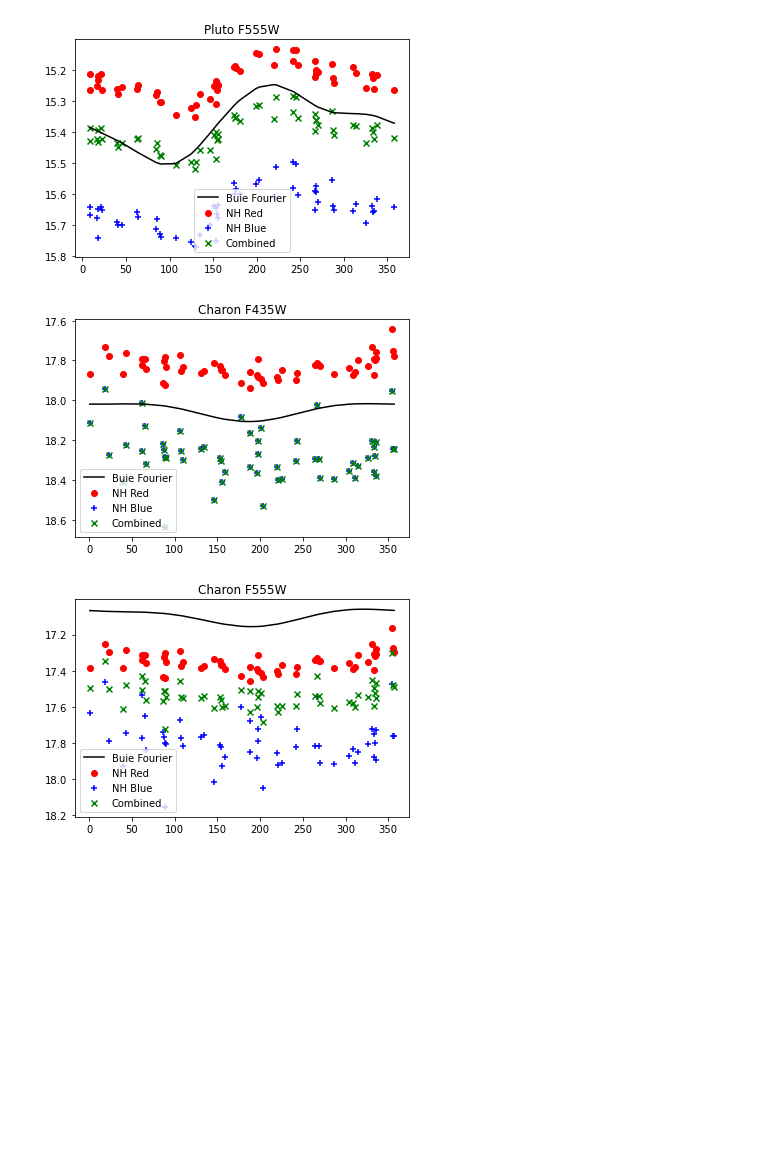
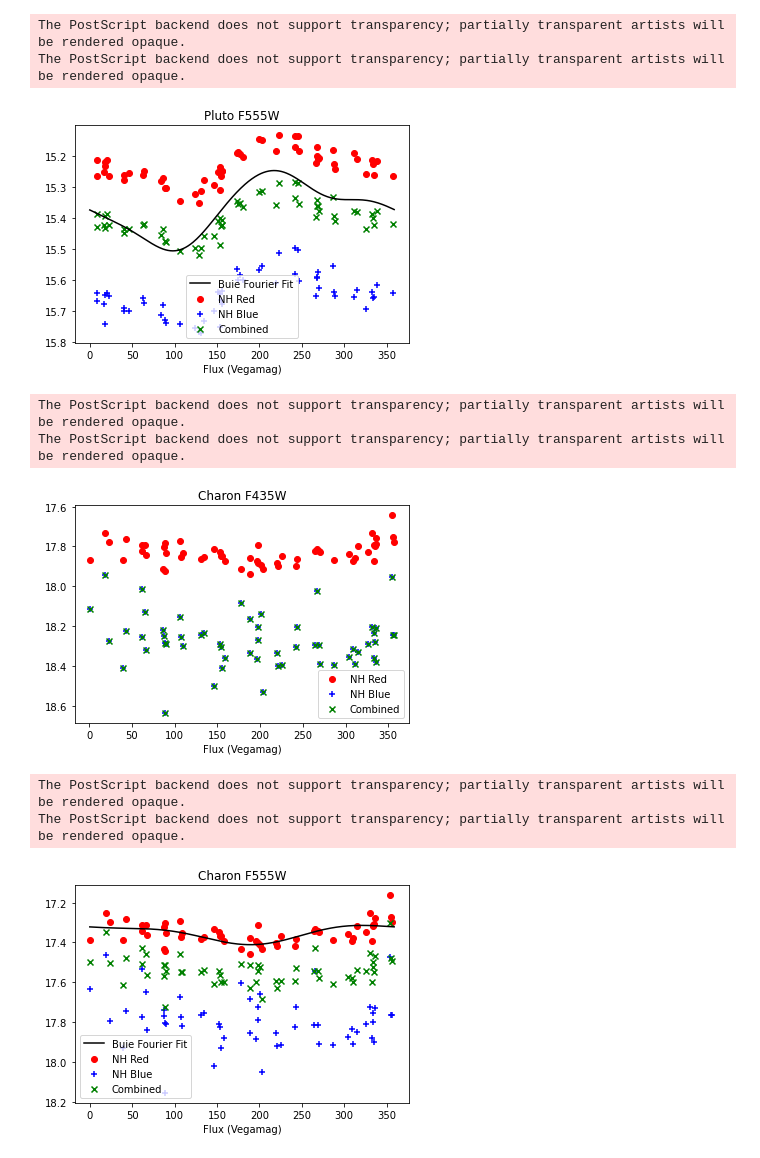
Before and after one commit to TimEwing/pluto, a Jupyter notebook: phase_curve.ipynb, the cells around one changed output. Saved outputs shown, nothing was run; the diff lists cells and outputs as text; code cells hidden in the pictures; blank space fills up the shorter version.

```diff
--- a/phase_curve.ipynb
+++ b/phase_curve.ipynb
@@ -14,6 +17,6 @@ import utils
 # %%
-data_file = 'output/pluto_435.json'
-with open(data_file, 'r') as f:
+data_file = 'pluto_435'
+with open(f"output/{data_file}.json", 'r') as f:
     data = json.load(f)
 
 df = pd.DataFrame.from_dict(data['data'])
@@ -24,11 +27,16 @@ plt.title("Pluto F435W")
 plt.scatter(df.lon, df.converted_vegamag_NH_RED, marker='o', c='red', label='NH Red')
 plt.scatter(df.lon, df.converted_vegamag_NH_BLUE, marker='+', c='blue', label='NH Blue')
 plt.scatter(df.lon, df.multi_vegamag, marker='x', c='green', label='Combined')
-plt.plot(df.lon, df.fourier_vegamag, c='black', label='Buie Fourier')
+
+buie_x = np.arange(360)
+buie_y = get_fourier_fn(f"data/buie_fourier_{data_file}.json")(buie_x)
+plt.plot(buie_x, buie_y, c="black", label="Buie Fourier Fit")
 
 plt.legend()
 plt.gca().invert_yaxis()
-figname = os.path.basename(data_file).replace('.json', '.jpg')
+plt.xlabel("Longitude (deg)")
+plt.xlabel("Flux (Vegamag)")
+figname = f"figures/{data_file}.eps"
 plt.savefig(figname, bbox_inches='tight')
 plt.show()
 # %% [output]
@@ -36,28 +46,35 @@ plt.show()
 # %%
-data_file = 'output/pluto_555.json'
-with open(data_file, 'r') as f:
+data_file = 'pluto_555'
+with open(f"output/{data_file}.json", 'r') as f:
     data = json.load(f)
 
 df = pd.DataFrame.from_dict(data['data'])
 df.sort_values('lon', inplace=True)
 
 plt.title("Pluto F555W")
 
 plt.scatter(df.lon, df.converted_vegamag_NH_RED, marker='o', c='red', label='NH Red')
 plt.scatter(df.lon, df.converted_vegamag_NH_BLUE, marker='+', c='blue', label='NH Blue')
 plt.scatter(df.lon, df.multi_vegamag, marker='x', c='green', label='Combined')
-plt.plot(df.lon, df.fourier_vegamag, c='black', label='Buie Fourier')
+
+buie_x = np.arange(360)
+buie_y = get_fourier_fn(f"data/buie_fourier_{data_file}.json")(buie_x)
+plt.plot(buie_x, buie_y, c="black", label="Buie Fourier Fit")
 
 plt.legend()
 plt.gca().invert_yaxis()
-figname = os.path.basename(data_file).replace('.json', '.jpg')
+plt.xlabel("Longitude (deg)")
+plt.xlabel("Flux (Vegamag)")
+figname = f"figures/{data_file}.eps"
 plt.savefig(figname, bbox_inches='tight')
 plt.show()
 # %% [output]
+The PostScript backend does not support transparency; partially transparent artists will be rendered opaque.
+The PostScript backend does not support transparency; partially transparent artists will be rendered opaque.
-[figure, old version]
+[figure, new version]
 # %%
-data_file = 'output/charon_435.json'
-with open(data_file, 'r') as f:
+data_file = 'charon_435'
+with open(f"output/{data_file}.json", 'r') as f:
     data = json.load(f)
 
 df = pd.DataFrame.from_dict(data['data'])
@@ -68,18 +85,25 @@ plt.title("Charon F435W")
 plt.scatter(df.lon, df.converted_vegamag_NH_RED, marker='o', c='red', label='NH Red')
 plt.scatter(df.lon, df.converted_vegamag_NH_BLUE, marker='+', c='blue', label='NH Blue')
 plt.scatter(df.lon, df.multi_vegamag, marker='x', c='green', label='Combined')
-plt.plot(df.lon, df.fourier_vegamag, c='black', label='Buie Fourier')
+
+# buie_x = np.arange(360)
+# buie_y = get_fourier_fn(f"data/buie_fourier_{data_file}.json")(buie_x)
+# plt.plot(buie_x, buie_y, c="black", label="Buie Fourier Fit")
 
 plt.legend()
 plt.gca().invert_yaxis()
-figname = os.path.basename(data_file).replace('.json', '.jpg')
+plt.xlabel("Longitude (deg)")
+plt.xlabel("Flux (Vegamag)")
+figname = f"figures/{data_file}.eps"
 plt.savefig(figname, bbox_inches='tight')
 plt.show()
 # %% [output]
+The PostScript backend does not support transparency; partially transparent artists will be rendered opaque.
+The PostScript backend does not support transparency; partially transparent artists will be rendered opaque.
-[figure, old version]
+[figure, new version]
 # %%
-data_file = 'output/charon_555.json'
-with open(data_file, 'r') as f:
+data_file = 'charon_555'
+with open(f"output/{data_file}.json", 'r') as f:
     data = json.load(f)
 
 df = pd.DataFrame.from_dict(data['data'])
@@ -90,13 +114,20 @@ plt.title("Charon F555W")
 plt.scatter(df.lon, df.converted_vegamag_NH_RED, marker='o', c='red', label='NH Red')
 plt.scatter(df.lon, df.converted_vegamag_NH_BLUE, marker='+', c='blue', label='NH Blue')
 plt.scatter(df.lon, df.multi_vegamag, marker='x', c='green', label='Combined')
-plt.plot(df.lon, df.fourier_vegamag, c='black', label='Buie Fourier')
+
+buie_x = np.arange(360)
+buie_y = get_fourier_fn(f"data/buie_fourier_{data_file}.json")(buie_x)
+plt.plot(buie_x, buie_y, c="black", label="Buie Fourier Fit")
 
 plt.legend()
 plt.gca().invert_yaxis()
-figname = os.path.basename(data_file).replace('.json', '.jpg')
+plt.xlabel("Longitude (deg)")
+plt.xlabel("Flux (Vegamag)")
+figname = f"figures/{data_file}.eps"
 plt.savefig(figname, bbox_inches='tight')
 plt.show()
 # %% [output]
+The PostScript backend does not support transparency; partially transparent artists will be rendered opaque.
+The PostScript backend does not support transparency; partially transparent artists will be rendered opaque.
-[figure, old version]
+[figure, new version]
 # %%
```
Also changed, not shown: parts of 8 cells of this notebook, 15 other files.
